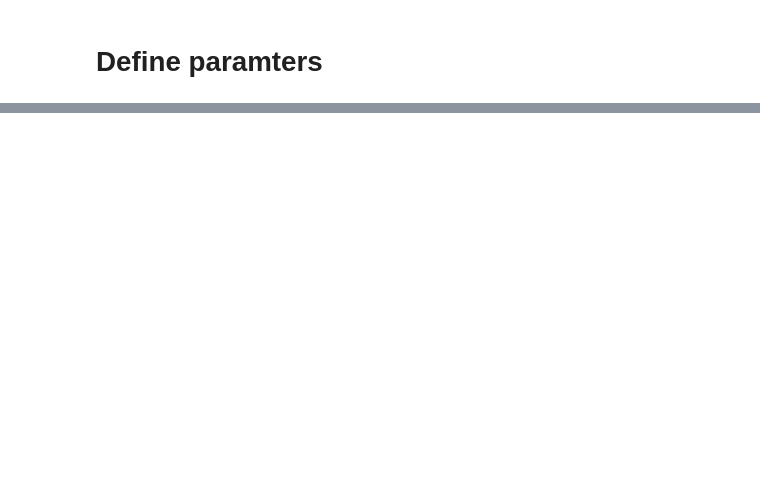
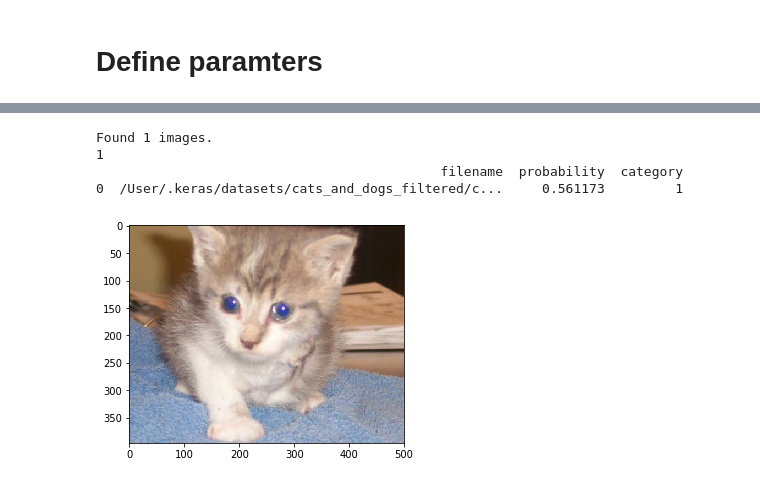
Before and after one commit to yekshtein/cat-dogs, a Jupyter notebook: convert.ipynb, the cells around one changed output, grey strips where cells are left out. Cells and saved outputs as stored; diff of their text form; code cells hidden in the pictures; blank space fills up the shorter version.

```diff
--- a/convert.ipynb
+++ b/convert.ipynb
@@ -55,0 +42,80 @@ for item in prediction.classes:
+# %%
+
+# Returns a short sequential model
+def create_model():
+    model = Sequential()
+
+    model.add(Conv2D(32, (3, 3), activation='relu', input_shape=(IMAGE_WIDTH, IMAGE_HEIGHT, IMAGE_CHANNELS)))
+    model.add(BatchNormalization())
+    model.add(MaxPooling2D(pool_size=(2, 2)))
+    model.add(Dropout(0.25))
+
+    model.add(Conv2D(64, (3, 3), activation='relu'))
+    model.add(BatchNormalization())
+    model.add(MaxPooling2D(pool_size=(2, 2)))
+    model.add(Dropout(0.25))
+
+    model.add(Conv2D(128, (3, 3), activation='relu'))
+    model.add(BatchNormalization())
+    model.add(MaxPooling2D(pool_size=(2, 2)))
+    model.add(Dropout(0.25))
+
+    model.add(Flatten())
+    model.add(Dense(512, activation='relu'))
+    model.add(BatchNormalization())
+    model.add(Dropout(0.5))
+    model.add(Dense(1, activation='sigmoid'))
+
+    model.compile(loss='binary_crossentropy', optimizer='rmsprop', metrics=['accuracy'])
+
+    return model
+
+def handler(model, event):
+    #image_url = event.decode('utf-8').strip()
+    image_url = load_img(event)
+    plt.imshow(image_url)
+
+
+    test_filenames = [event] # traslate evet to filename
+
+    test_df = pd.DataFrame({
+        'filename': test_filenames
+    })
+    nb_samples = test_df.shape[0]
+
+
+
+    test_gen = ImageDataGenerator(rescale=1./255)
+    test_generator = test_gen.flow_from_dataframe(
+        test_df,
+        location + "/validation/",
+        x_col='filename',
+        y_col=None,
+        class_mode=None,
+        target_size=IMAGE_SIZE,
+        batch_size=1,
+        shuffle=False
+    )
+    print (nb_samples)
+    predict = model.predict_generator(test_generator, steps=np.ceil(nb_samples/batch_size))
+    threshold = 0.5
+    test_df['probability'] = predict
+    test_df['category'] = np.where(test_df['probability'] > threshold, 1,0)
+    return test_df
+
+
+
+model = create_model()
+model.load_weights(saved_model)
+#model.summary()
+sample = random.choice(os.listdir(location+"/cats_n_dogs"))
+image = location+"cats_n_dogs/"+sample #temp to get a file
+
+output = handler(model, image)
+print(output)
+# %% [output]
+Found 1 images.
+1
+                                            filename  probability  category
+0  /User/.keras/datasets/cats_and_dogs_filtered/c...     0.561173         1
+[figure, added]
```
Also changed, not shown: parts of 7 cells of this notebook.
